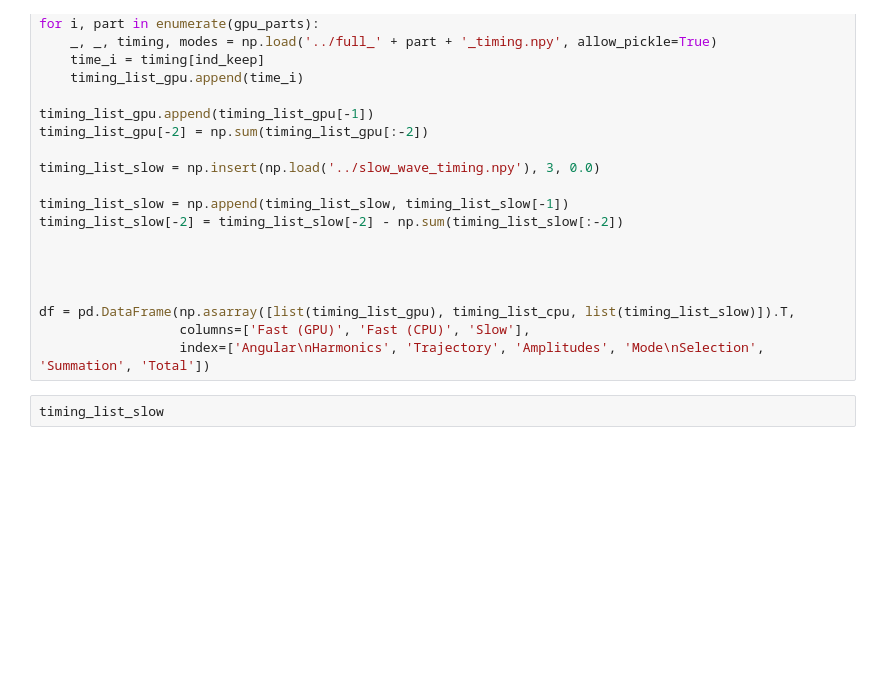
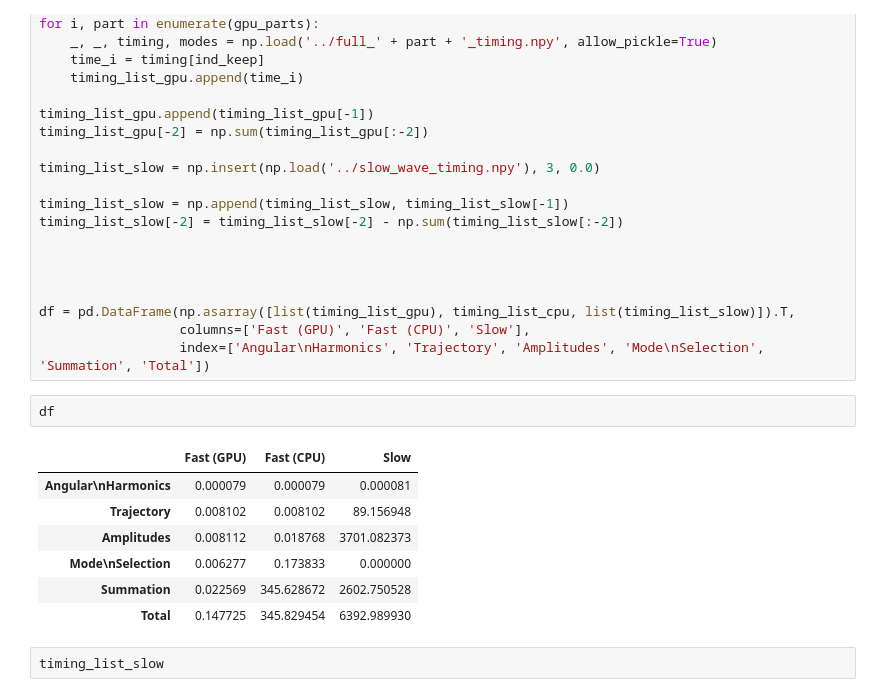
Before and after one commit to BlackHolePerturbationToolkit/FastEMRIWaveforms, a Jupyter notebook: examples/paper_plots.ipynb, the cells around one changed output. Drawn from its saved outputs; the diff is of its cells as text; blank space fills up the shorter version.

```diff
--- a/examples/paper_plots.ipynb
+++ b/examples/paper_plots.ipynb
@@ -462,6 +462,16 @@ timing_list_slow[-2] = timing_list_slow[-2] - np.sum(timing_list_slow[:-2])
 df = pd.DataFrame(np.asarray([list(timing_list_gpu), timing_list_cpu, list(timing_list_slow)]).T,
                   columns=['Fast (GPU)', 'Fast (CPU)', 'Slow'],
                   index=['Angular\nHarmonics', 'Trajectory', 'Amplitudes', 'Mode\nSelection', 'Summation', 'Total'])
+# %%
+df
+# %% [output]
+|  | Fast (GPU) | Fast (CPU) | Slow |
+| Angular\nHarmonics | 0.000079 | 0.000079 | 0.000081 |
+| Trajectory | 0.008102 | 0.008102 | 89.156948 |
+| Amplitudes | 0.008112 | 0.018768 | 3701.082373 |
+| Mode\nSelection | 0.006277 | 0.173833 | 0.000000 |
+| Summation | 0.022569 | 345.628672 | 2602.750528 |
+| Total | 0.147725 | 345.829454 | 6392.989930 |
 # %%
 timing_list_slow
 # %% [output]
```
Also changed, not shown: 10 other files.
